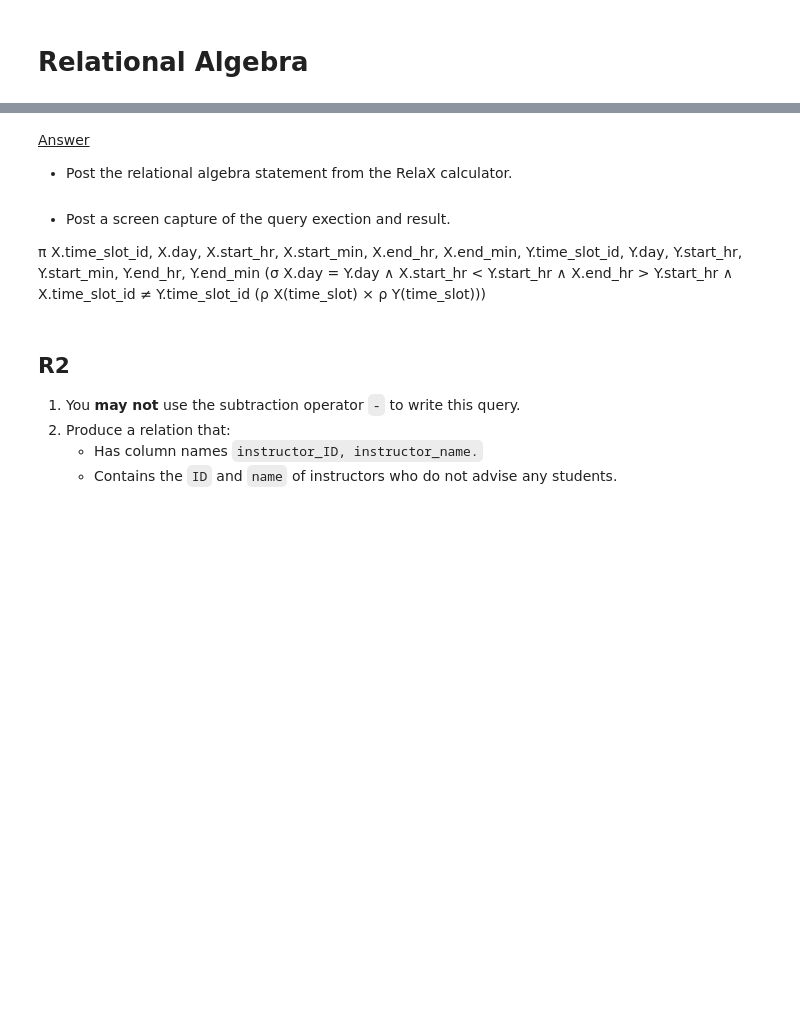
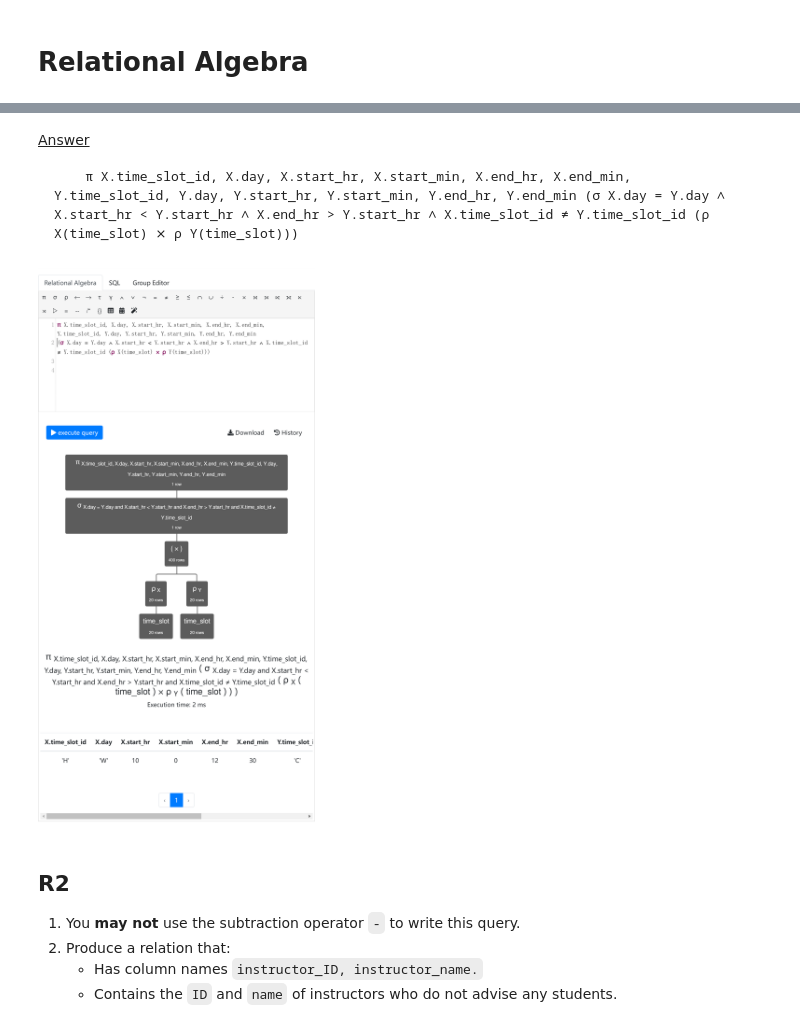
Before and after one commit to YuanxiLi-0303/Intro-to-Databases-F23, a Jupyter notebook: Midterm/Midterm/F23_W4111_Midterm.ipynb, the cells around one changed output, grey strips where cells are left out. Drawn from its saved outputs; the diff is of its cells as text; code cells hidden in the pictures; blank space fills up the shorter version.

````diff
--- a/Midterm/Midterm/F23_W4111_Midterm.ipynb
+++ b/Midterm/Midterm/F23_W4111_Midterm.ipynb
@@ -247,13 +249,13 @@ Your output must match the answer below.
 # %% [markdown]
 <u> Answer
 
-- Post the relational algebra statement from the RelaX calculator.<br><br>
-- Post a screen capture of the query exection and result.
-
- π X.time_slot_id, X.day, X.start_hr, X.start_min, X.end_hr, X.end_min, Y.time_slot_id, Y.day, Y.start_hr, Y.start_min, Y.end_hr, Y.end_min
-(σ X.day = Y.day ∧ X.start_hr < Y.start_hr ∧ X.end_hr > Y.start_hr ∧ X.time_slot_id ≠ Y.time_slot_id (ρ X(time_slot) ⨯ ρ Y(time_slot)))
+```
+    π X.time_slot_id, X.day, X.start_hr, X.start_min, X.end_hr, X.end_min, Y.time_slot_id, Y.day, Y.start_hr, Y.start_min, Y.end_hr, Y.end_min (σ X.day = Y.day ∧ X.start_hr < Y.start_hr ∧ X.end_hr > Y.start_hr ∧ X.time_slot_id ≠ Y.time_slot_id (ρ X(time_slot) ⨯ ρ Y(time_slot)))
+```
 # %%
-Image("./relax-screenshot-1.png")
+Image("./R1.png")
+# %% [output]
+[figure, added]
 # %% [markdown]
 ## R2
 
````
Also changed, not shown: parts of 14 cells of this notebook, 2 other files.
